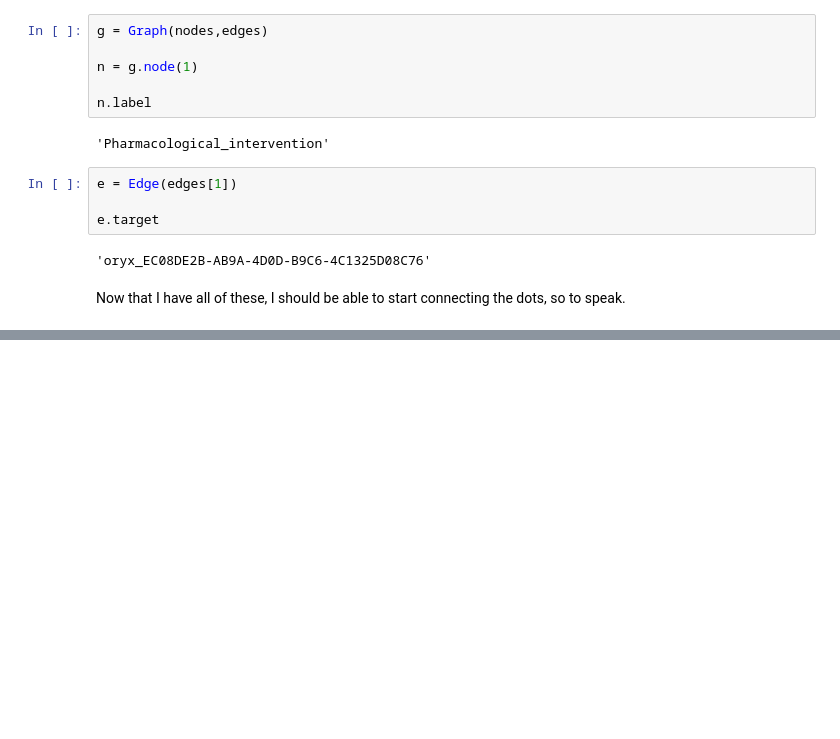
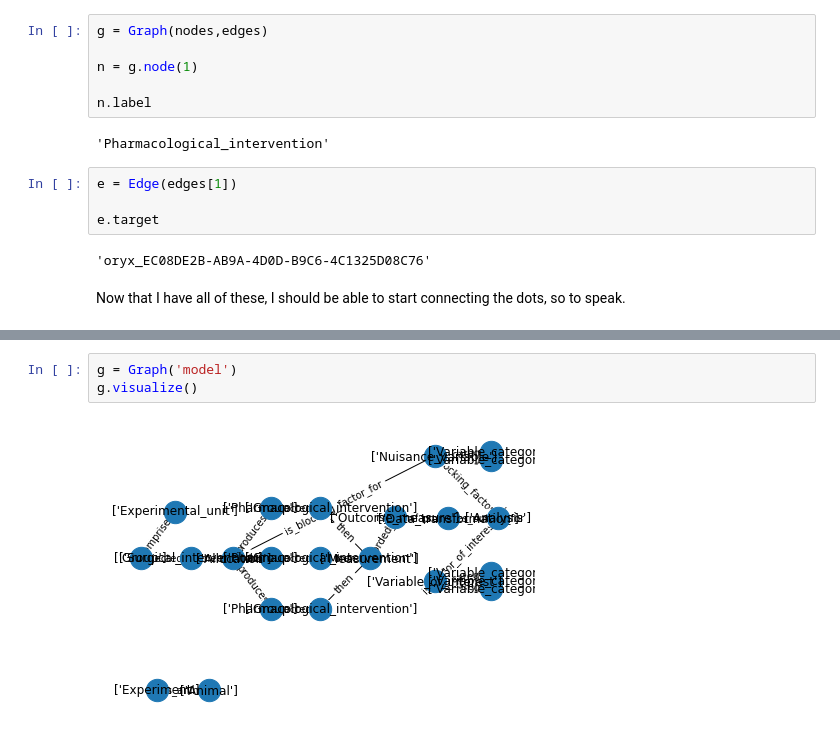
Before and after one commit to ki-preclinical-imaging-and-testing/nc3rs-eda, a Jupyter notebook: NC3Rs-EDA_Exploring-Template.ipynb, the cells around one changed output, grey strips where cells are left out. Cells and saved outputs as stored; diff of their text form; blank space fills up the shorter version.

```diff
--- a/NC3Rs-EDA_Exploring-Template.ipynb
+++ b/NC3Rs-EDA_Exploring-Template.ipynb
@@ -502,0 +929,5 @@ plt.show()
+# %%
+g = Graph('model')
+g.visualize()
+# %% [output]
+[figure, added]
```
Also changed, not shown: parts of 44 cells of this notebook.
